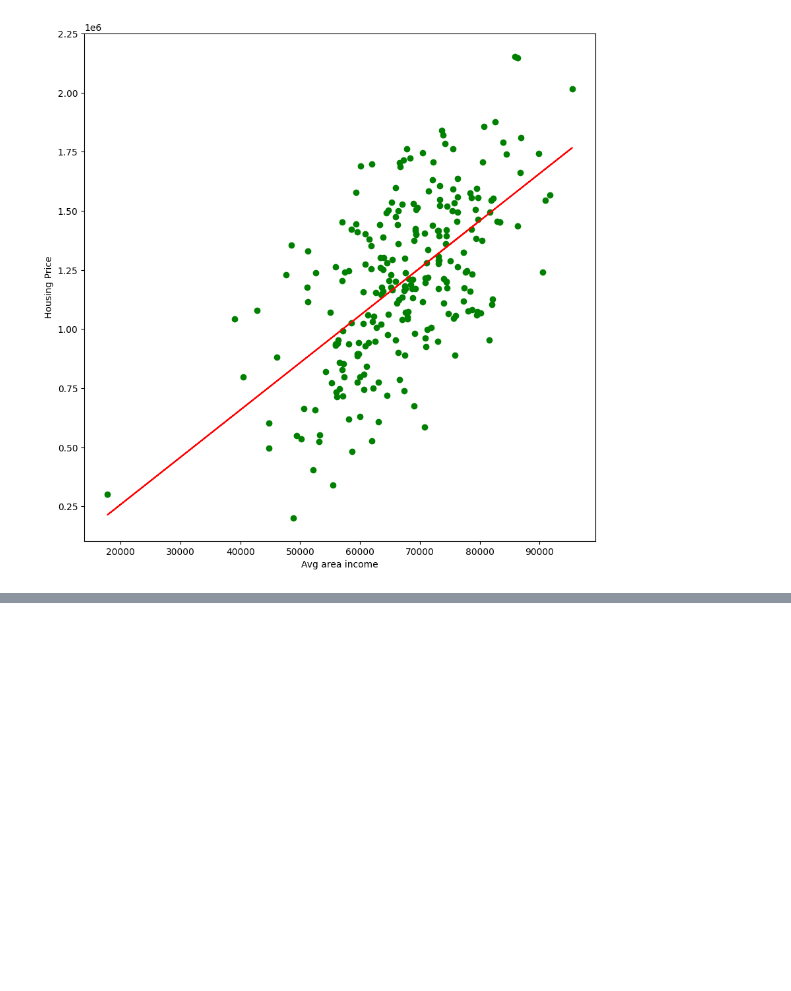
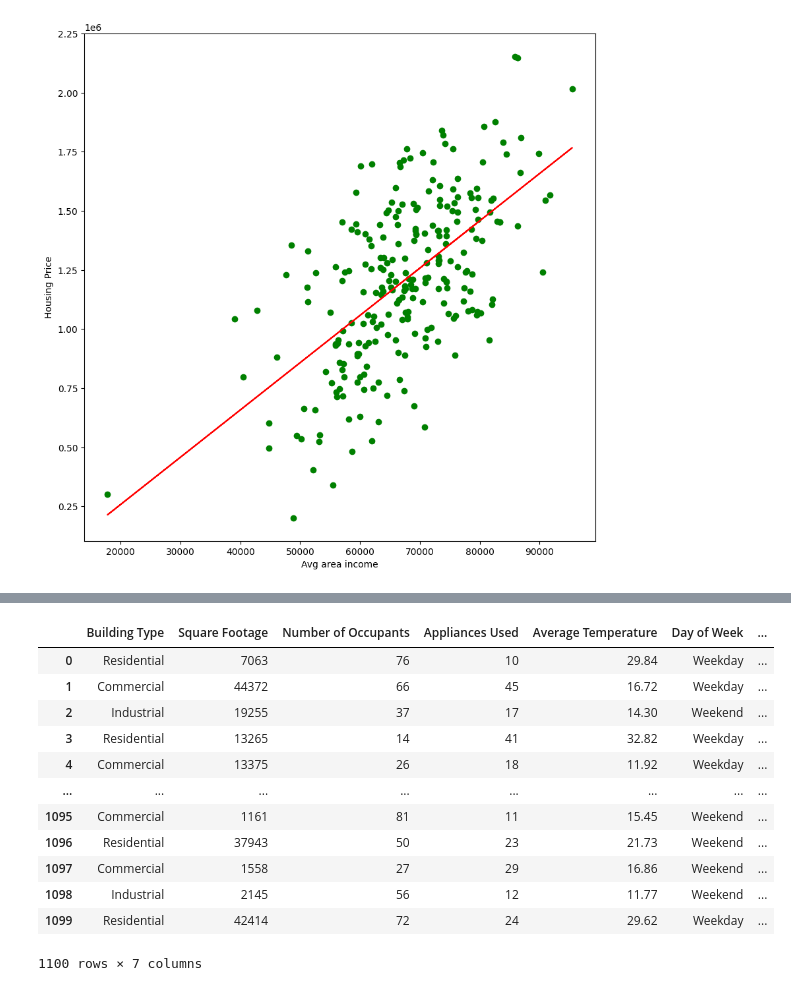
Before and after one commit to SarveshTikekar/CSL701-Machine-Learning, a Jupyter notebook: LinearRegression.ipynb, the cells around one changed output, grey strips where cells are left out. Saved outputs shown, nothing was run; the diff lists cells and outputs as text; code cells hidden in the pictures; blank space fills up the shorter version.

```diff
--- a/LinearRegression.ipynb
+++ b/LinearRegression.ipynb
@@ -116,0 +212,18 @@ linearRegression(X, y)
+# %%
+data3 = pd.read_csv('Datasets/ElectricityConsumption.csv')
+# %%
+data3
+# %% [output]
+|  | Building Type | Square Footage | Number of Occupants | Appliances Used | Average Temperature | Day of Week | ... |
+| 0 | Residential | 7063 | 76 | 10 | 29.84 | Weekday | ... |
+| 1 | Commercial | 44372 | 66 | 45 | 16.72 | Weekday | ... |
+| 2 | Industrial | 19255 | 37 | 17 | 14.30 | Weekend | ... |
+| 3 | Residential | 13265 | 14 | 41 | 32.82 | Weekday | ... |
+| 4 | Commercial | 13375 | 26 | 18 | 11.92 | Weekday | ... |
+| ... | ... | ... | ... | ... | ... | ... | ... |
+| 1095 | Commercial | 1161 | 81 | 11 | 15.45 | Weekend | ... |
+| 1096 | Residential | 37943 | 50 | 23 | 21.73 | Weekend | ... |
+| 1097 | Commercial | 1558 | 27 | 29 | 16.86 | Weekend | ... |
+| 1098 | Industrial | 2145 | 56 | 12 | 11.77 | Weekend | ... |
+| 1099 | Residential | 42414 | 72 | 24 | 29.62 | Weekday | ... |
+1100 rows × 7 columns
```
Also changed, not shown: parts of 15 cells of this notebook, 6 other files.
